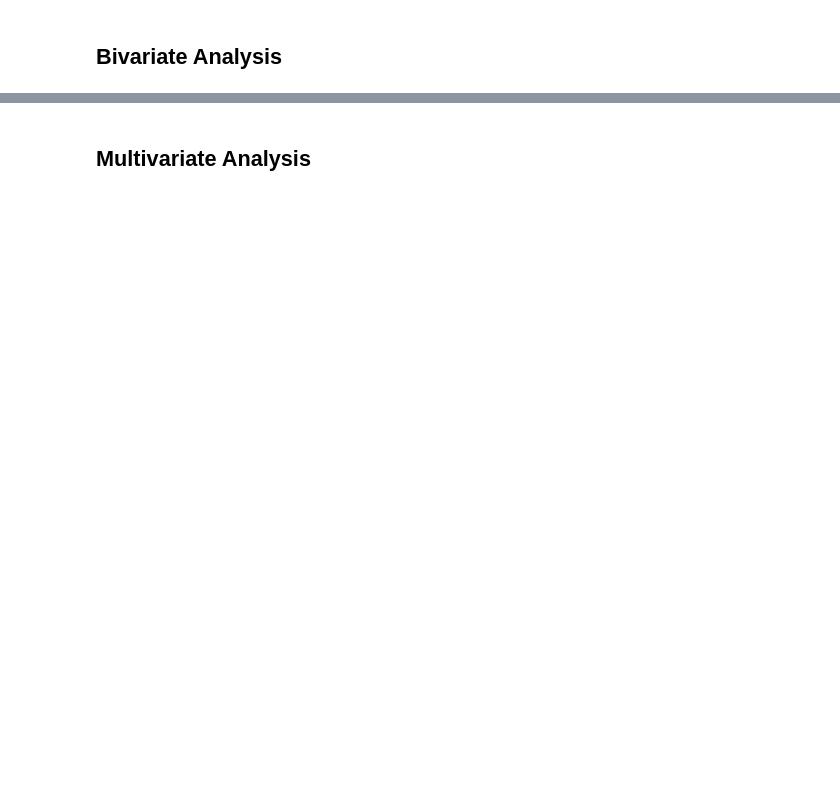
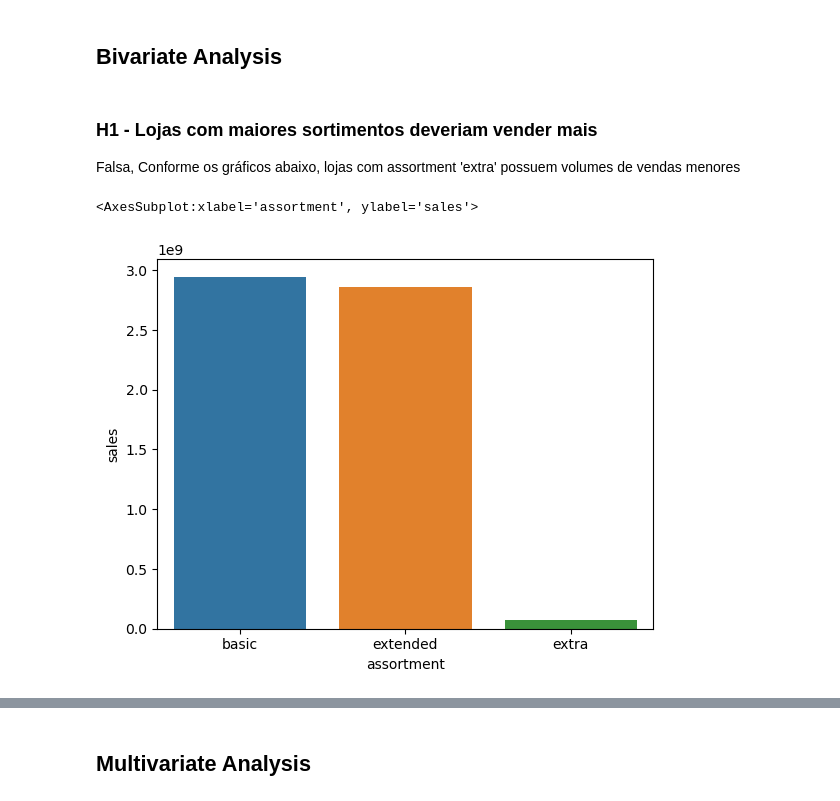
Before and after one commit to biazotogabriel/ds_em_producao, a Jupyter notebook: notebook.ipynb, the cells around one changed output, grey strips where cells are left out. Saved outputs shown, nothing was run; the diff lists cells and outputs as text; code cells hidden in the pictures; blank space fills up the shorter version.

```diff
--- a/notebook.ipynb
+++ b/notebook.ipynb
@@ -481,2 +474,11 @@ array(['c', 'a', 'd', 'b'], dtype=object)
 # %% [markdown]
 ## Bivariate Analysis
+# %% [markdown]
+### H1 - Lojas com maiores sortimentos deveriam vender mais
+Falsa, Conforme os gráficos abaixo, lojas com assortment 'extra' possuem volumes de vendas menores
+# %%
+df_aux = df4[['assortment', 'sales']].groupby('assortment').sum().reset_index()
+sns.barplot(x=df_aux['assortment'], y=df_aux['sales'])
+# %% [output]
+<AxesSubplot:xlabel='assortment', ylabel='sales'>
+[figure, added]
```
Also changed, not shown: parts of 17 cells of this notebook.
